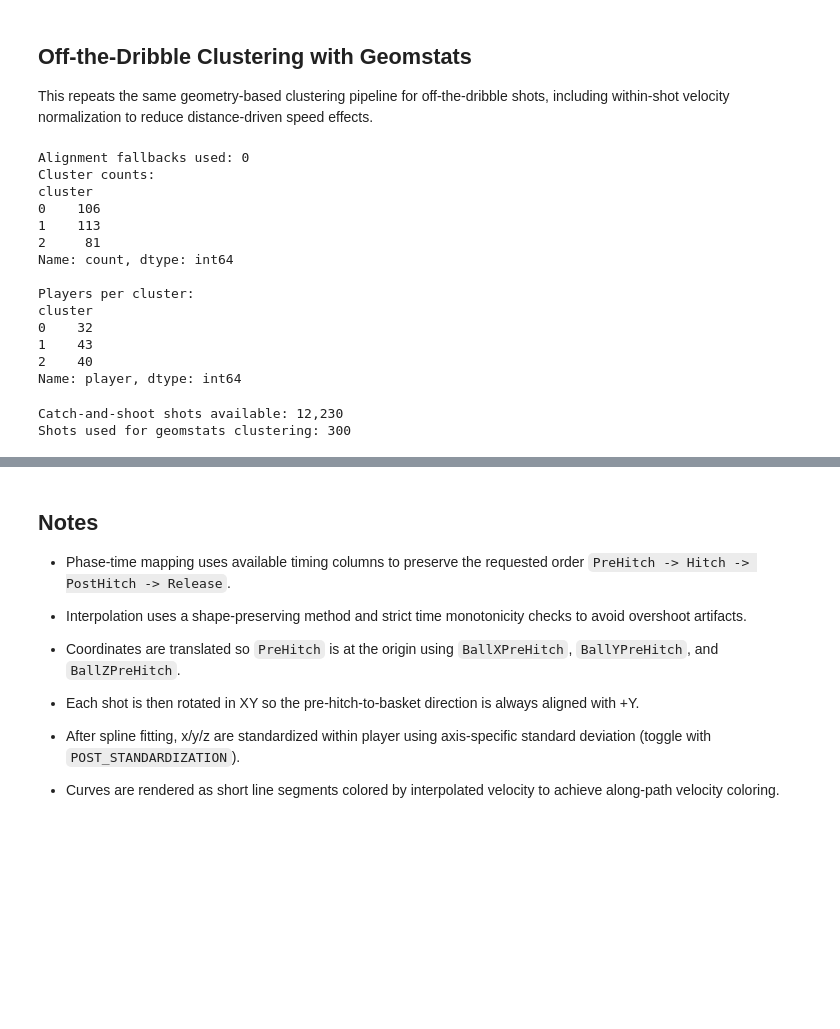
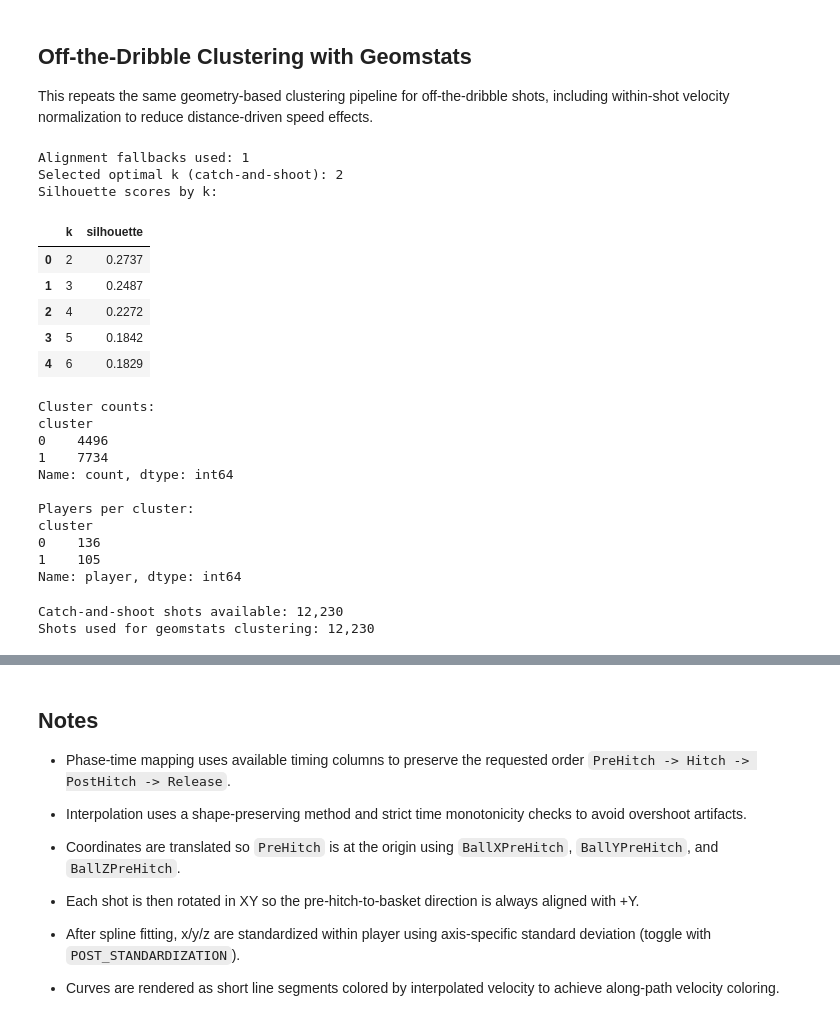
Before and after one commit to shahilpatel/P3_capstone_2026, a Jupyter notebook: ballflight_to_outcome/ball_path_characteristics_abhi.ipynb, the cells around one changed output, grey strips where cells are left out. Cells and saved outputs as stored; diff of their text form; code cells hidden in the pictures; blank space fills up the shorter version.

```diff
--- a/ballflight_to_outcome/ball_path_characteristics_abhi.ipynb
+++ b/ballflight_to_outcome/ball_path_characteristics_abhi.ipynb
@@ -1103,53 +1120,69 @@ curves_r3.equip_with_group_action('rotations')
 curves_r3.equip_with_quotient()
 
 template = gs.array(curves_proj[0])
 aligned_curves = [np.array(template)]
 align_failures = 0
 for i in range(1, len(curves_proj)):
     point = gs.array(curves_proj[i])
     try:
         aligned = curves_r3.fiber_bundle.align(point, template)
         aligned_curves.append(np.array(aligned))
     except Exception:
         align_failures += 1
         aligned_curves.append(np.array(point))
 
 aligned_curves = np.stack(aligned_curves, axis=0)
 
 shape_features = aligned_curves.reshape(len(aligned_curves), -1)
 feature_matrix = np.hstack([shape_features, VELOCITY_WEIGHT * vel_norm])
 feature_matrix = StandardScaler().fit_transform(feature_matrix)
 
-N_CLUSTERS = 3
+N_CLUSTERS_CANDIDATES = [2, 3, 4, 5, 6]
+N_CLUSTERS, cns_k_scores = pick_optimal_kmeans_k(
+    feature_matrix,
+    k_candidates=N_CLUSTERS_CANDIDATES,
+    random_state=RANDOM_SEED,
+)
+
 kmeans = KMeans(n_clusters=N_CLUSTERS, random_state=RANDOM_SEED, n_init='auto')
 cluster_labels = kmeans.fit_predict(feature_matrix)
 
 curves_df['cluster'] = cluster_labels
 print(f'Alignment fallbacks used: {align_failures}')
+print(f'Selected optimal k (catch-and-shoot): {N_CLUSTERS}')
+if not cns_k_scores.empty:
+    print('Silhouette scores by k:')
+    display(cns_k_scores.round(4))
 print('Cluster counts:')
 print(curves_df['cluster'].value_counts().sort_index())
 print('\nPlayers per cluster:')
 print(curves_df.groupby('cluster')['player'].nunique())
 # %% [output]
-Alignment fallbacks used: 0
-Cluster counts:
-cluster
-0    106
-1    113
-2     81
-Name: count, dtype: int64
-
-Players per cluster:
-cluster
-0    32
-1    43
-2    40
-Name: player, dtype: int64
+Alignment fallbacks used: 1
+Selected optimal k (catch-and-shoot): 2
+Silhouette scores by k:
+|  | k | silhouette |
+| 0 | 2 | 0.2737 |
+| 1 | 3 | 0.2487 |
+| 2 | 4 | 0.2272 |
+| 3 | 5 | 0.1842 |
+| 4 | 6 | 0.1829 |
+Cluster counts:
+cluster
+0    4496
+1    7734
+Name: count, dtype: int64
+
+Players per cluster:
+cluster
+0    136
+1    105
+Name: player, dtype: int64
 # %%
 # Prepare fixed-length catch-and-shoot trajectories and within-shot velocity normalization.
 CATCH_PATTERNS = ['catch and shoot', 'catch & shoot', 'catch-and-shoot']
 K_SAMPLING = 60
-MAX_CLUSTER_SHOTS = 300
+MAX_CLUSTER_SHOTS = None  # Set an int (e.g., 1000) to cap for faster experimentation.
 RANDOM_SEED = 42
 VELOCITY_WEIGHT = 0.35
 
@@ -1207,13 +1240,13 @@ for shot_id, g in catch_df.groupby('shot_id', sort=False):
 
 curves_df = pd.DataFrame(curve_rows)
 
-if len(curves_df) > MAX_CLUSTER_SHOTS:
+if isinstance(MAX_CLUSTER_SHOTS, int) and len(curves_df) > MAX_CLUSTER_SHOTS:
     curves_df = curves_df.sample(MAX_CLUSTER_SHOTS, random_state=RANDOM_SEED).reset_index(drop=True)
 
 print(f'Shots used for geomstats clustering: {len(curves_df):,}')
 # %% [output]
 Catch-and-shoot shots available: 12,230
-Shots used for geomstats clustering: 300
+Shots used for geomstats clustering: 12,230
 # %%
 # Compatibility shim: recent numpy versions expose trapezoid, while geomstats expects trapz.
 if not hasattr(np, 'trapz') and hasattr(np, 'trapezoid'):
```
Also changed, not shown: parts of 22 cells of this notebook.
